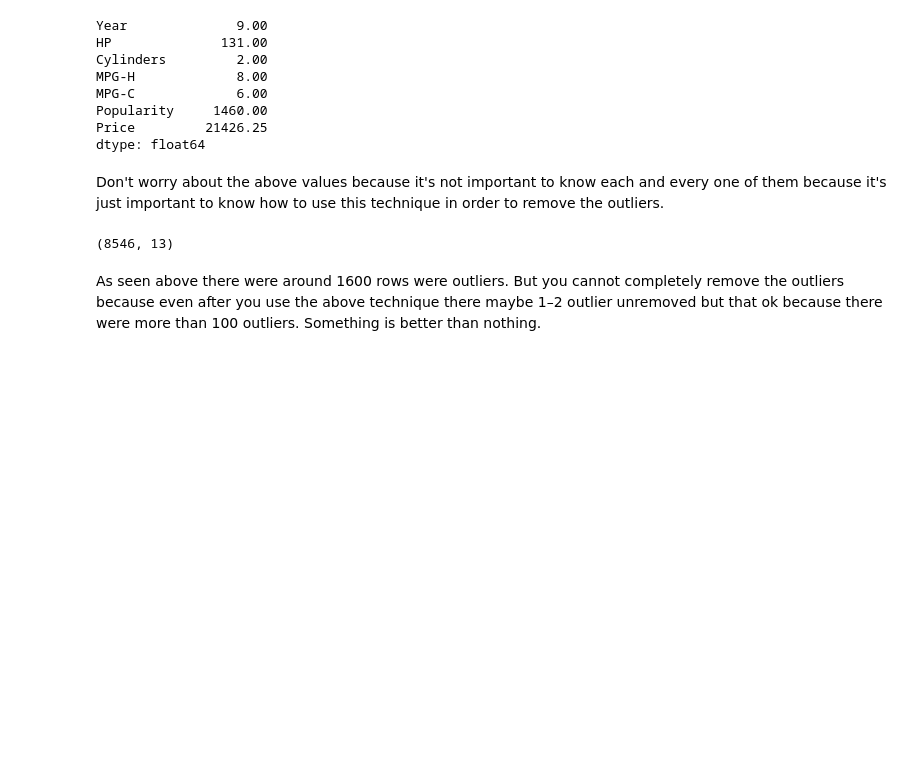
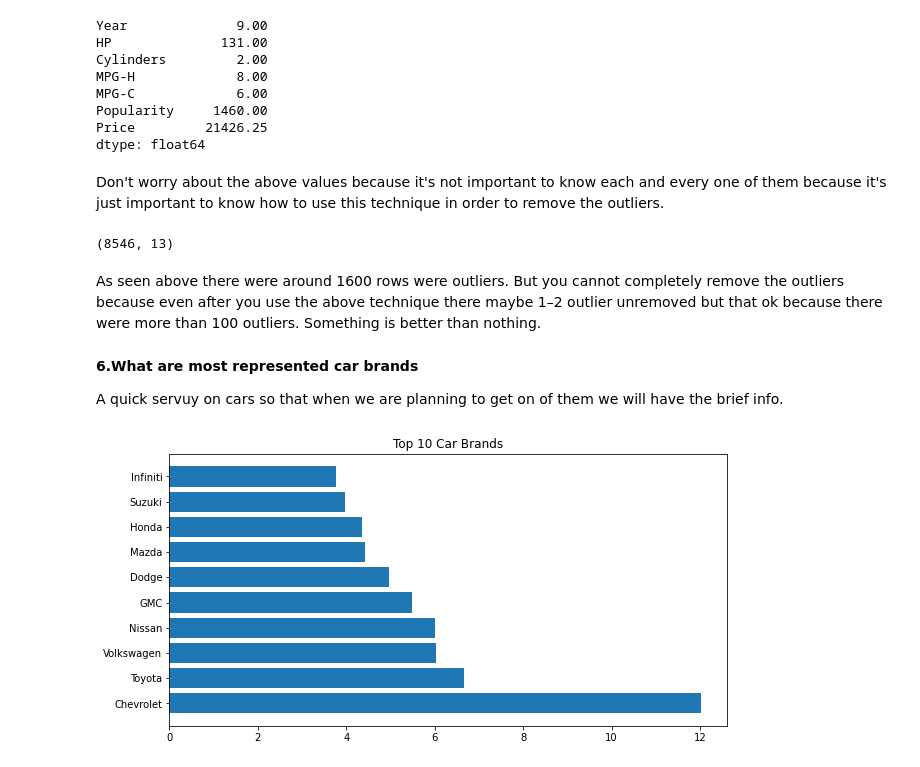
Before and after one commit to Madhavi-Sawarkar/MLProject1, a Jupyter notebook: MLPROJECT.ipynb, the cells around one changed output. Drawn from its saved outputs; the diff is of its cells as text; code cells hidden in the pictures; blank space fills up the shorter version.

```diff
--- a/MLPROJECT.ipynb
+++ b/MLPROJECT.ipynb
@@ -262,3 +262,19 @@ data.shape
 (8546, 13)
 # %% [markdown]
 As seen above there were around 1600 rows were outliers. But you cannot completely remove the outliers because even after you use the above technique there maybe 1–2 outlier unremoved but that ok because there were more than 100 outliers. Something is better than nothing.
+# %% [markdown]
+**6.What are most represented car brands**
+
+A quick servuy on cars so that when we are planning to get on of them we will have the brief info.
+# %%
+#percentage of car per brand
+count = data['Make'].value_counts()*100/sum(data['Make'].value_counts())
+#Top 10 Car Brands
+Popular_labels = count.index[:10]
+#Plot
+plt.figure(figsize=(10,5))
+plt.barh(Popular_labels,width=count[:10])
+plt.title('Top 10 Car Brands')
+plt.show()
+# %% [output]
+[figure, added]
```
Also changed, not shown: parts of 1 cell of this notebook.
